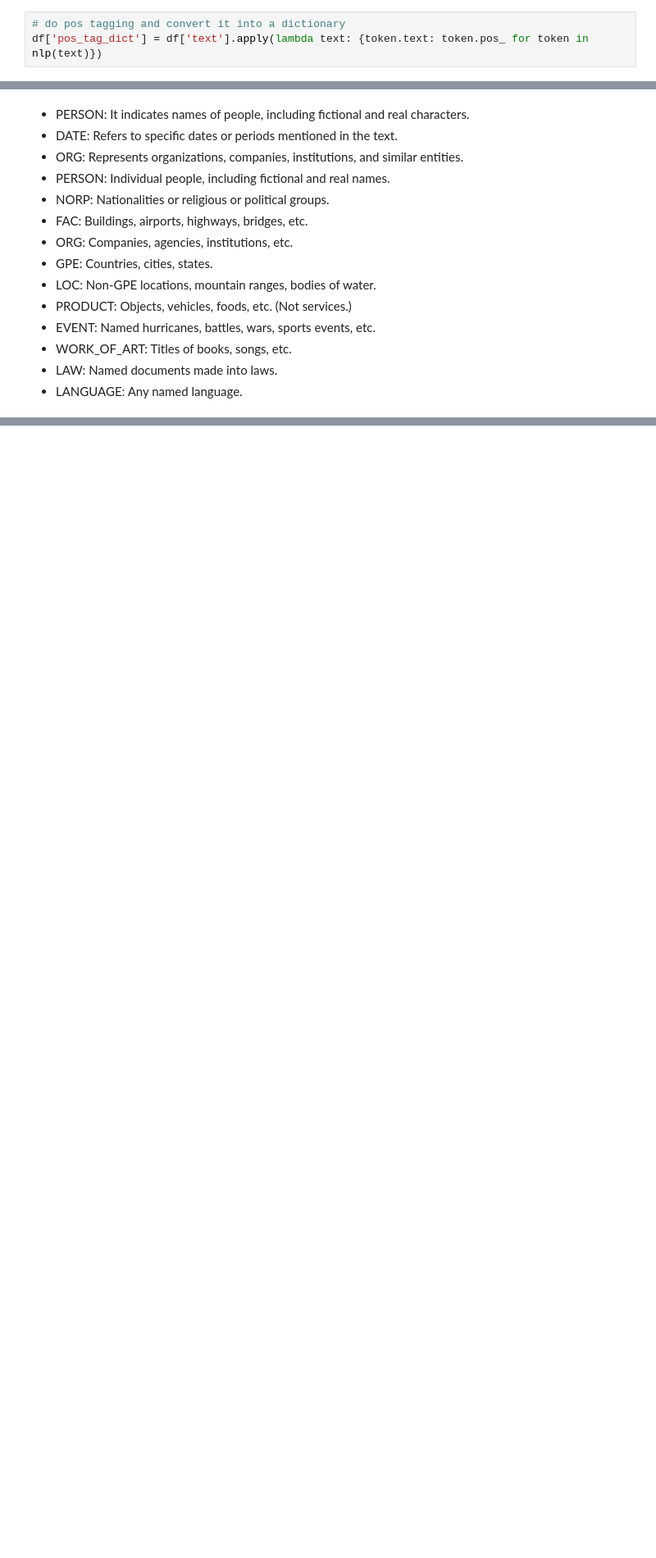
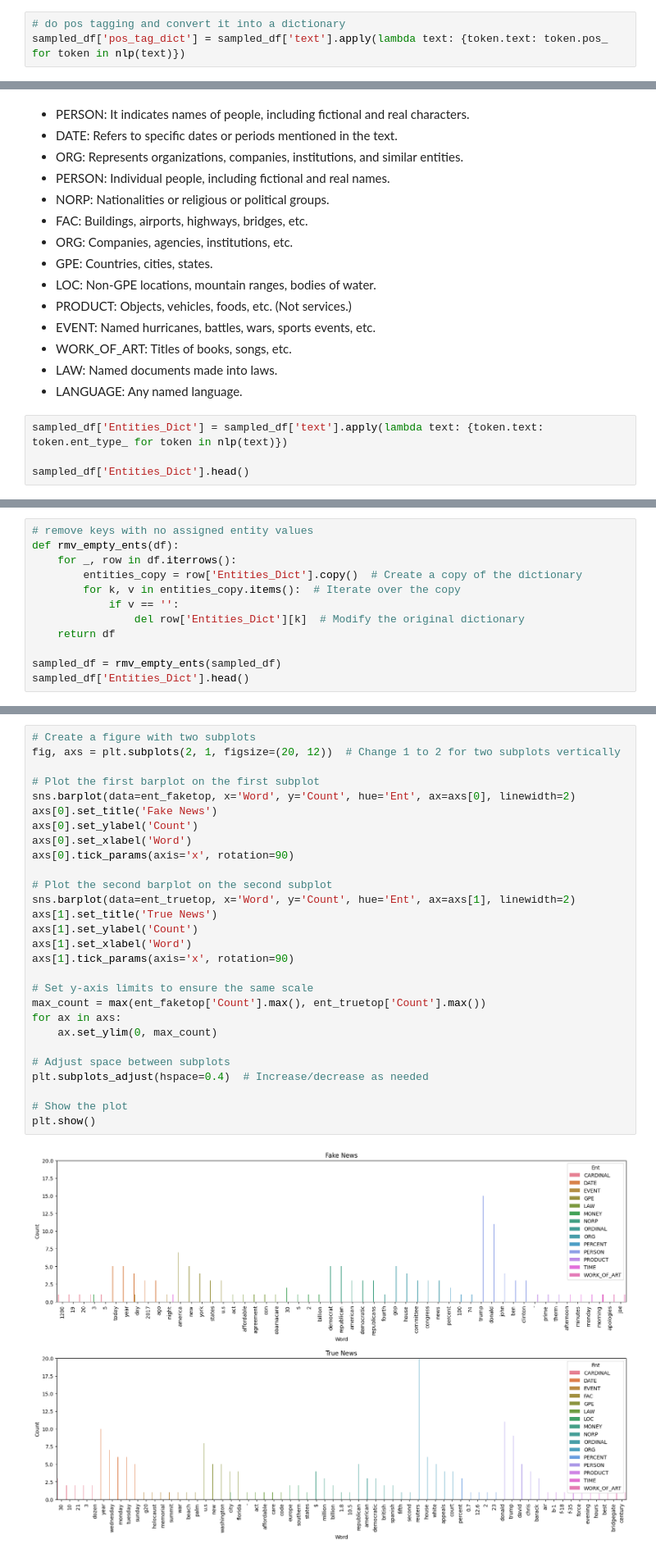
Before and after one commit to DataScienceAndEngineering/machine-learning-dse-i210-final-project-fake-news, a Jupyter notebook: reports/FINAL_REPORT.ipynb, the cells around one changed output, grey strips where cells are left out. Shown at 82% size. Drawn from its saved outputs; the diff is of its cells as text; blank space fills up the shorter version.

Commit message:
spacy plots

```diff
--- a/reports/FINAL_REPORT.ipynb
+++ b/reports/FINAL_REPORT.ipynb
@@ -180,7 +194,7 @@ sampled_df.head()
 ### spaCy Part of Speech Tagging
 # %%
 # do pos tagging and convert it into a dictionary
-df['pos_tag_dict'] = df['text'].apply(lambda text: {token.text: token.pos_ for token in nlp(text)})
+sampled_df['pos_tag_dict'] = sampled_df['text'].apply(lambda text: {token.text: token.pos_ for token in nlp(text)})
 # %% [markdown]
 Get the top 5 most common words for each part of speech to use in visualization.
 # %%
@@ -284,3 +336,7 @@ spaCy's statistical entity recognition system assigns labels to contigouos spans
 - WORK_OF_ART: Titles of books, songs, etc.
 - LAW: Named documents made into laws.
 - LANGUAGE: Any named language.
+# %%
+sampled_df['Entities_Dict'] = sampled_df['text'].apply(lambda text: {token.text: token.ent_type_ for token in nlp(text)})
+
+sampled_df['Entities_Dict'].head()
@@ -286,0 +367,12 @@ spaCy's statistical entity recognition system assigns labels to contigouos spans
+# %%
+# remove keys with no assigned entity values
+def rmv_empty_ents(df):
+    for _, row in df.iterrows():
+        entities_copy = row['Entities_Dict'].copy()  # Create a copy of the dictionary
+        for k, v in entities_copy.items():  # Iterate over the copy
+            if v == '':
+                del row['Entities_Dict'][k]  # Modify the original dictionary
+    return df
+
+sampled_df = rmv_empty_ents(sampled_df)
+sampled_df['Entities_Dict'].head()
@@ -287,3 +471,33 @@ spaCy's statistical entity recognition system assigns labels to contigouos spans
+# %%
+# Create a figure with two subplots
+fig, axs = plt.subplots(2, 1, figsize=(20, 12))  # Change 1 to 2 for two subplots vertically
+
+# Plot the first barplot on the first subplot
+sns.barplot(data=ent_faketop, x='Word', y='Count', hue='Ent', ax=axs[0], linewidth=2)
+axs[0].set_title('Fake News')
+axs[0].set_ylabel('Count')
+axs[0].set_xlabel('Word')
+axs[0].tick_params(axis='x', rotation=90)
+
+# Plot the second barplot on the second subplot
+sns.barplot(data=ent_truetop, x='Word', y='Count', hue='Ent', ax=axs[1], linewidth=2)
+axs[1].set_title('True News')
+axs[1].set_ylabel('Count')
+axs[1].set_xlabel('Word')
+axs[1].tick_params(axis='x', rotation=90)
+
+# Set y-axis limits to ensure the same scale
+max_count = max(ent_faketop['Count'].max(), ent_truetop['Count'].max())
+for ax in axs:
+    ax.set_ylim(0, max_count)
+
+# Adjust space between subplots
+plt.subplots_adjust(hspace=0.4)  # Increase/decrease as needed
+
+# Show the plot
+plt.show()
+# %% [output]
+[figure, added]
 # %% [markdown]
 ### spaCy Topic Modeling
 # %% [markdown]
```
Also changed, not shown: parts of 19 cells of this notebook.
